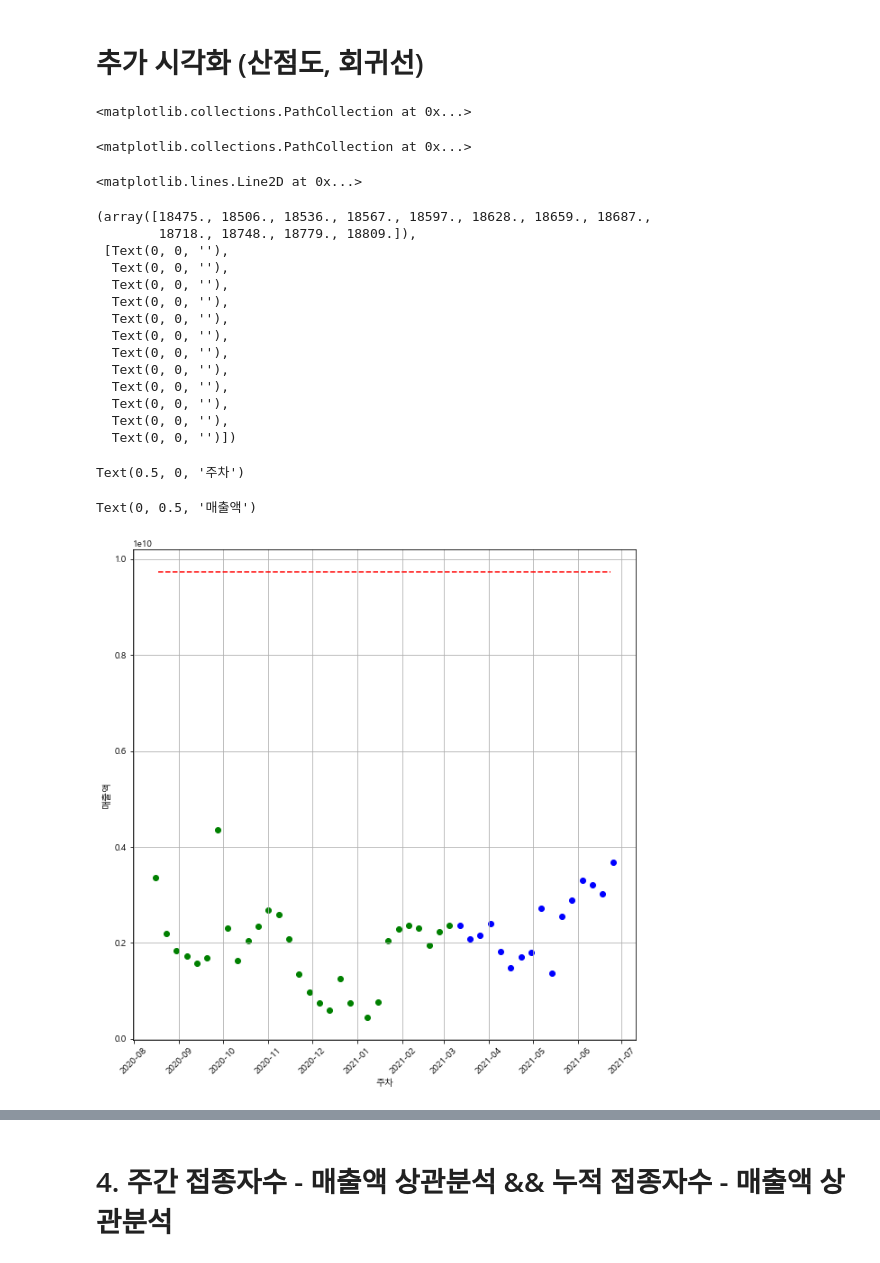
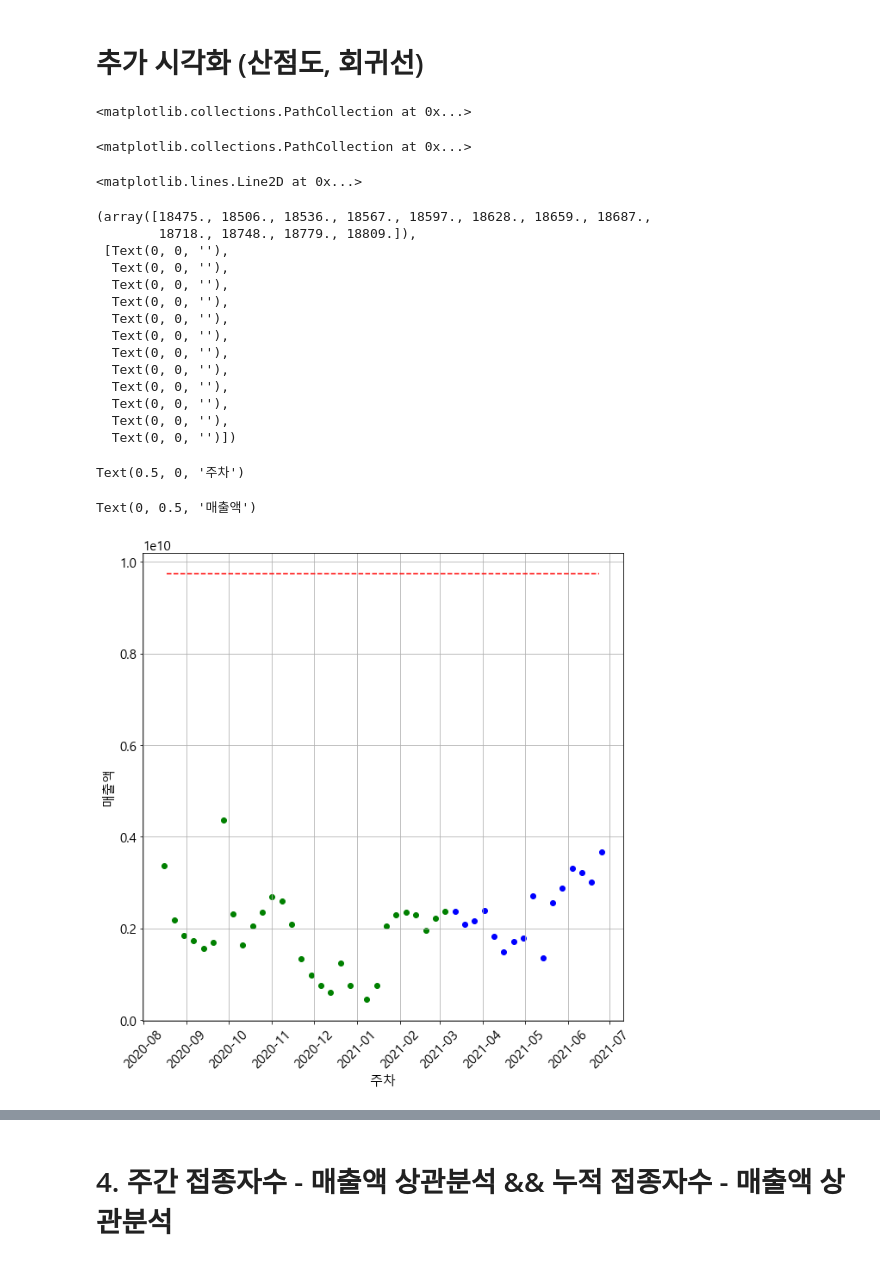
Before and after one commit to vvspearlvvs/MultiCampus_Project, a Jupyter notebook: 데이터_분석/댁경/03_서울 백신접종 전후 분석.ipynb, the cells around one changed output, grey strips where cells are left out. Drawn from its saved outputs; the diff is of its cells as text; code cells hidden in the pictures.

```diff
--- a/데이터_분석/댁경/03_서울 백신접종 전후 분석.ipynb
+++ b/데이터_분석/댁경/03_서울 백신접종 전후 분석.ipynb
@@ -138,6 +165,9 @@ array([2370034110, 2089378170, 2156717370, 2394668990, 1826626560,
 # %%
 #boxplot을 통한 평균 차이 확인
 plt.boxplot([seoul_bv_sell,seoul_av_sell])
+plt.rcParams["font.family"] = 'Malgun Gothic'
+plt.rcParams["font.size"] = 15
+
 plt.xticks([1,2],['백신접종이전','백신접종이후'])
 # %% [output]
 {'whiskers': [<matplotlib.lines.Line2D at 0x...>,
@@ -175,6 +205,8 @@ ShapiroResult(statistic=0.9638534188270569, pvalue=0.40734171867370605)
 # %%
 plt.figure(figsize=(10,10))
 plt.grid()
+plt.rcParams["font.family"] = 'Malgun Gothic'
+plt.rcParams["font.size"] = 15
 
 plt.plot(seoul_av_sell-seoul_bv_sell)
 plt.xlabel('주')
@@ -195,34 +227,36 @@ Ttest_relResult(statistic=2.604505556709834, pvalue=0.014561884259496628)
 # 추가 시각화 (산점도, 회귀선)
 # %%
 ax = plt.figure(figsize=(10,10))
+plt.rcParams["font.family"] = 'Malgun Gothic'
+plt.rcParams["font.size"] = 15
 plt.grid()
 plt.scatter(seoul_bv['주'], seoul_bv['매출액'], c='g')
 plt.scatter(seoul_av['주'], seoul_av['매출액'], c='b')
 plt.axhline(int(avr_2019['매출액'][0]),0.05, 0.95, color = 'red', linestyle = '--',label='2019주평균' )
 plt.xticks(rotation=45)
 plt.xlabel('주차')
 plt.ylabel('매출액')
 # %% [output]
 <matplotlib.collections.PathCollection at 0x...>
 <matplotlib.collections.PathCollection at 0x...>
 <matplotlib.lines.Line2D at 0x...>
 (array([18475., 18506., 18536., 18567., 18597., 18628., 18659., 18687.,
         18718., 18748., 18779., 18809.]),
  [Text(0, 0, ''),
   Text(0, 0, ''),
   Text(0, 0, ''),
   Text(0, 0, ''),
   Text(0, 0, ''),
   Text(0, 0, ''),
   Text(0, 0, ''),
   Text(0, 0, ''),
   Text(0, 0, ''),
   Text(0, 0, ''),
   Text(0, 0, ''),
   Text(0, 0, '')])
 Text(0.5, 0, '주차')
 Text(0, 0.5, '매출액')
-[figure, old version]
+[figure, new version]
 # %%
 seoul_av['주차'] = [i for i in range(30,46)]
 seoul_bv['주차'] = [i for i in range(1,30)]
```
Also changed, not shown: parts of 22 cells of this notebook, 3 other files.
